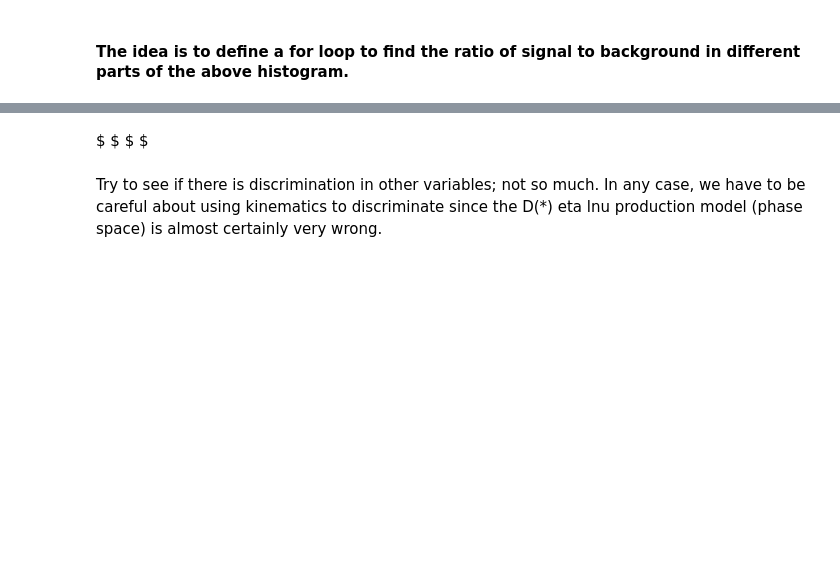
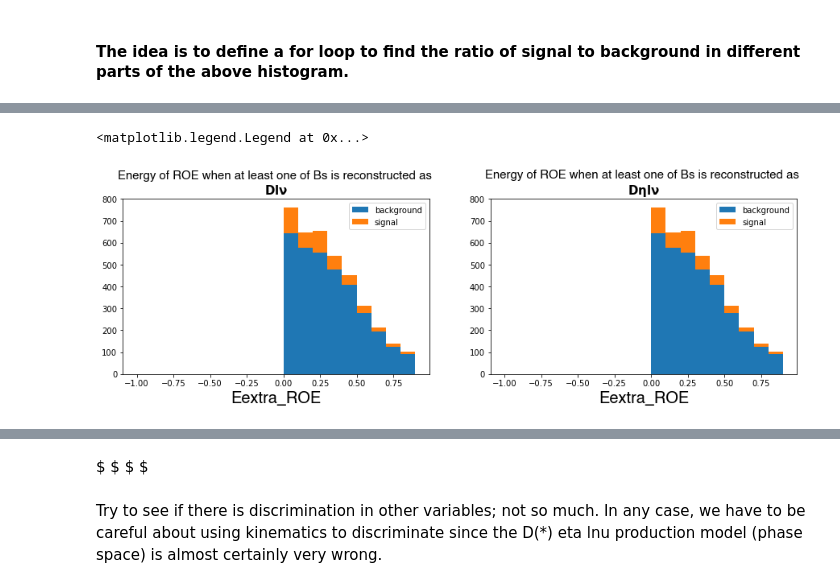
Before and after one commit to SaharGholipour/Sahar_MSc, a Jupyter notebook: mysignal_comparison.ipynb, the cells around one changed output, grey strips where cells are left out. Cells and saved outputs as stored; diff of their text form; code cells hidden in the pictures; blank space fills up the shorter version.

```diff
--- a/mysignal_comparison.ipynb
+++ b/mysignal_comparison.ipynb
@@ -629,0 +437,26 @@ Text(0, 0.5, 'significance')
+# %%
+# Eextra_ROE for Dlnu
+Eextra_ROEp_Dl_sig = tree_p.loc['cut0'].loc['signal'].query('B0_decayModeID<500 or B1_decayModeID<500')['Eextra_ROE']
+
+Eextra_ROEp_Dl_bkg = tree_p.loc['cut0'].loc['background'].query('B0_decayModeID<500 or B1_decayModeID<500')['Eextra_ROE']
+
+# Eextra_ROE for Detalnu
+Eextra_ROEp_Detal_sig = tree_p.loc['cut0'].loc['signal'].query('abs(B0_decayModeID-1650)<60 or abs(B1_decayModeID-1650)<60')['Eextra_ROE']
+
+Eextra_ROEp_Detal_bkg = tree_p.loc['cut0'].loc['background'].query('abs(B0_decayModeID-1650)<60 or abs(B1_decayModeID-1650)<60')['Eextra_ROE']
+
+plt.figure(figsize=(15, 4))
+ax_linear = plt.subplot(121)
+count_Eextra_ROEp_Dl, binedges_Eextra_ROEp_Dl, _ = ax_linear.hist([Eextra_ROEp_Dl_bkg, Eextra_ROEp_Dl_sig], label=['background', 'signal'], histtype='barstacked', bins=np.arange(-1,1,0.1))
+plt.xlabel('Eextra_ROE', fontdict=form1)
+plt.title('Energy of ROE when at least one of Bs is reconstructed as \n'+ r'$\bf Dl\nu$', fontdict=form)
+plt.legend()
+
+ax_linear = plt.subplot(122)
+count_Eextra_ROEp_Detal, binedges_Eextra_ROEp_Detal, _ = ax_linear.hist([Eextra_ROEp_Detal_bkg, Eextra_ROEp_Detal_sig], label=['background', 'signal'], histtype='barstacked', bins=np.arange(-1,1,0.1))
+plt.xlabel('Eextra_ROE', fontdict=form1)
+plt.title('Energy of ROE when at least one of Bs is reconstructed as \n'+ r'$\bf D\eta l\nu$', fontdict=form)
+plt.legend()
+# %% [output]
+<matplotlib.legend.Legend at 0x...>
+[figure, added]
```
Also changed, not shown: parts of 38 cells of this notebook, 1 other file.
